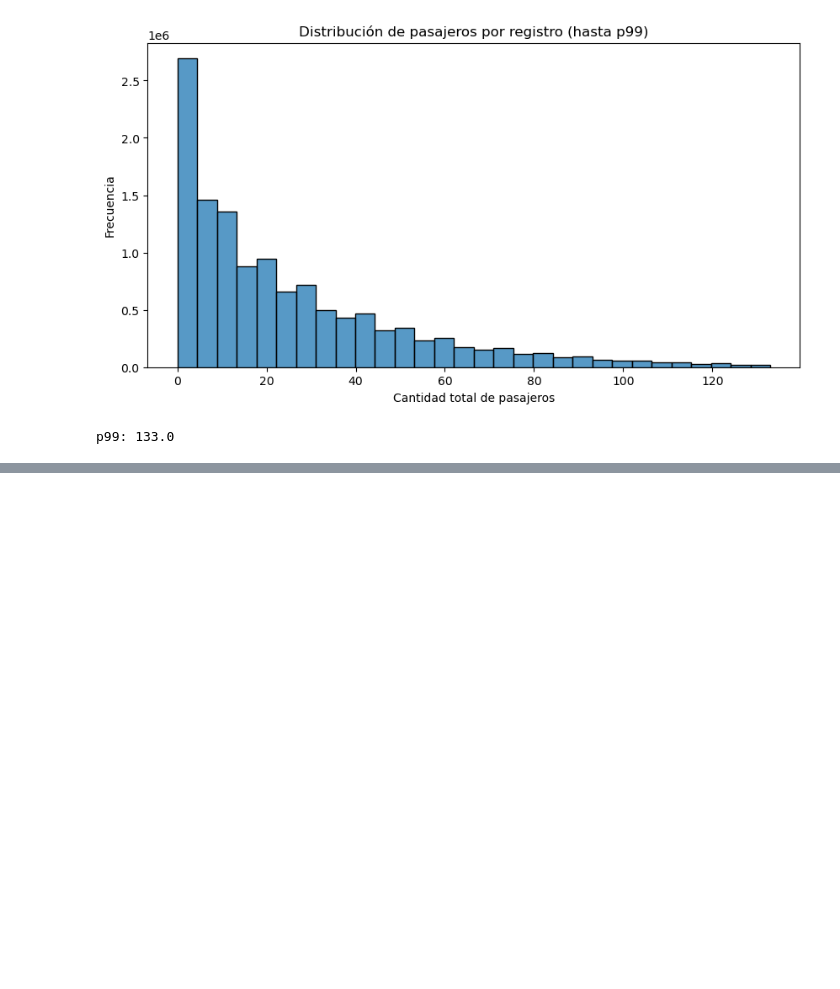
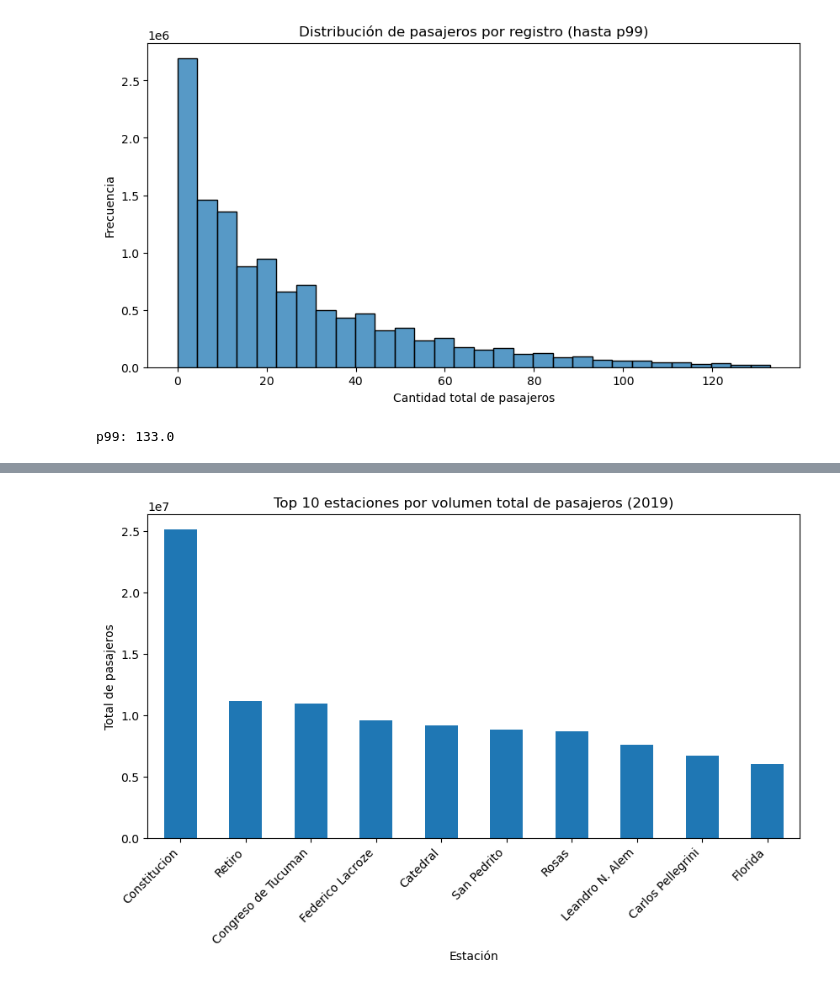
Before and after one commit to martuwilson/data-digital-house, a Jupyter notebook: notebooks/eda.ipynb, the cells around one changed output, grey strips where cells are left out. Cells and saved outputs as stored; diff of their text form; code cells hidden in the pictures; blank space fills up the shorter version.

```diff
--- a/notebooks/eda.ipynb
+++ b/notebooks/eda.ipynb
@@ -106,0 +132,8 @@ p99: 133.0
+# %%
+df_estacion = (
+    df.groupby("estacion")["total"]
+      .sum()
+      .sort_values(ascending=False)
+)
+
+df_estacion.head(10)
@@ -106,0 +153,10 @@ p99: 133.0
+# %%
+plt.figure(figsize=(10,5))
+df_estacion.head(10).plot(kind="bar")
+plt.title("Top 10 estaciones por volumen total de pasajeros (2019)")
+plt.xlabel("Estación")
+plt.ylabel("Total de pasajeros")
+plt.xticks(rotation=45, ha="right")
+plt.show()
+# %% [output]
+[figure, added]
```
Also changed, not shown: parts of 7 cells of this notebook.
